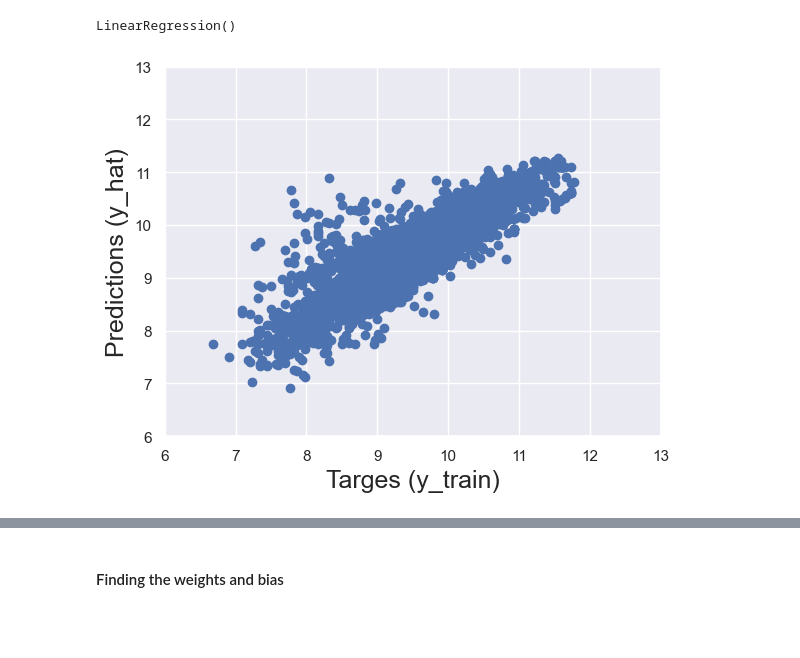
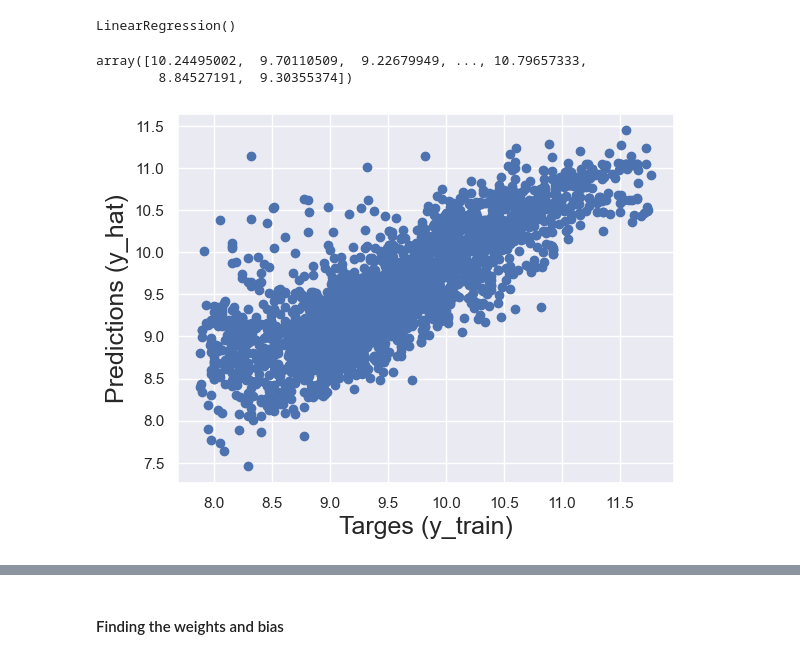
Before and after one commit to mekchou/UdemyDSBootcamp, a Jupyter notebook: Sec35/L225sklearn - Linear Regression - PEImprved.ipynb, the cells around one changed output, grey strips where cells are left out. Saved outputs shown, nothing was run; the diff lists cells and outputs as text; code cells hidden in the pictures; blank space fills up the shorter version.

```diff
--- a/Sec35/L225sklearn - Linear Regression - PEImprved.ipynb
+++ b/Sec35/L225sklearn - Linear Regression - PEImprved.ipynb
@@ -111,6 +126,8 @@ sns.displot(data_no_mv['Price'])
 # %%
 # simple way: DataFrame.quantile(the quantile) returns the value at a given quantile
 q = data_no_mv['Price'].quantile(0.99)
+p = data_no_mv['Price'].quantile(0.05)
 data_1 = data_no_mv[data_no_mv['Price']<q]
+data_1 = data_1[data_1['Price']>p]
 data_1.describe(include='all')
 # %% [output]
@@ -166,5 +183,6 @@ sns.displot(data_no_mv['EngineV'])
 # %%
 # q = data_2['EngineV'].quantile(0.99)
 data_3 = data_2[data_2['EngineV']<6.5]
+data_3 = data_3[data_3['EngineV']>1.5]
 data_3.describe(include='all')
 # %% [output]
@@ -269,6 +287,6 @@ plt.show()
 # %%
 # data_cleaned = data_cleaned.drop(['Price'], axis=1)
-data_cleaned = data_cleaned
+data_cleaned = data_cleaned.drop(['Price'], axis = 1)
 # %% [markdown]
 #### Multicollinearity
 # %%
@@ -387,8 +396,7 @@ array(['Mileage', 'EngineV', 'log_price', 'Brand_BMW',
 cols = ['log_price', 'Mileage', 'EngineV', 'Brand_BMW',
        'Brand_Mercedes-Benz', 'Brand_Mitsubishi', 'Brand_Renault',
        'Brand_Toyota', 'Brand_Volkswagen', 'Body_hatch', 'Body_other',
-       'Body_sedan', 'Body_vagon', 'Body_van', 'Engine Type_Gas',
-       'Engine Type_Other', 'Engine Type_Petrol', 'Registration_yes']
+       'Body_sedan', 'Body_vagon', 'Body_van']
 # %%
 data_preprocessed = data_with_dummies[cols]
 data_preprocessed.head()
@@ -432,15 +473,20 @@ reg.fit(x_train, y_train)
 LinearRegression()
 # %%
 y_hat = reg.predict(x_train)
+# %%
+y_hat
+# %% [output]
+array([10.24495002,  9.70110509,  9.22679949, ..., 10.79657333,
+        8.84527191,  9.30355374])
 # %%
 plt.scatter(y_train,y_hat)
 plt.xlabel('Targes (y_train)',size=18)
 plt.ylabel('Predictions (y_hat)',size = 18)
-plt.xlim(6,13)
-plt.ylim(6,13)
+# plt.xlim(6,13)
+# plt.ylim(6,13)
 plt.show()
 # %% [output]
-[figure, old version]
+[figure, new version]
 # %%
 # Residual = dif between targets adn predictions
 # residuals are the estimates of errors and should be normal distribution with mean=0
```
Also changed, not shown: parts of 48 cells of this notebook.
